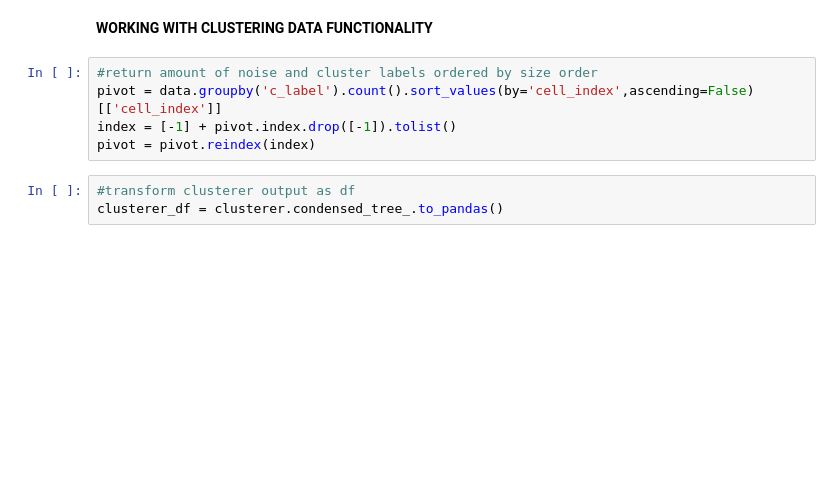
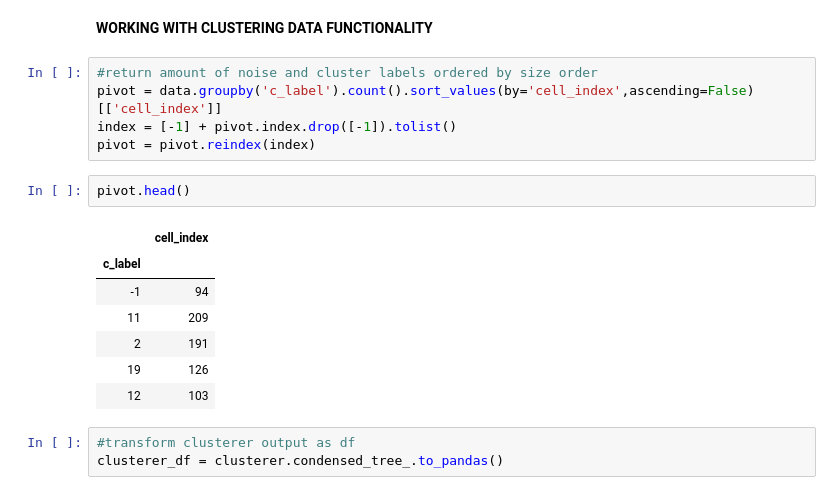
Before and after one commit to mprallison/Imaging-Project_v2, a Jupyter notebook: hdbscan_final.ipynb, the cells around one changed output. Drawn from its saved outputs; the diff is of its cells as text; blank space fills up the shorter version.

```diff
--- a/hdbscan_final.ipynb
+++ b/hdbscan_final.ipynb
@@ -55,6 +56,16 @@ data['c_probability'] = data['cell_index'].apply(lambda x:prob_dict.get(x))
 pivot = data.groupby('c_label').count().sort_values(by='cell_index',ascending=False)[['cell_index']]
 index = [-1] + pivot.index.drop([-1]).tolist()
 pivot = pivot.reindex(index)
+# %%
+pivot.head()
+# %% [output]
+|  | cell_index |
+| c_label |  |
+| -1 | 94 |
+| 11 | 209 |
+| 2 | 191 |
+| 19 | 126 |
+| 12 | 103 |
 # %%
 #transform clusterer output as df
 clusterer_df = clusterer.condensed_tree_.to_pandas()
```
Also changed, not shown: parts of 7 cells of this notebook.
